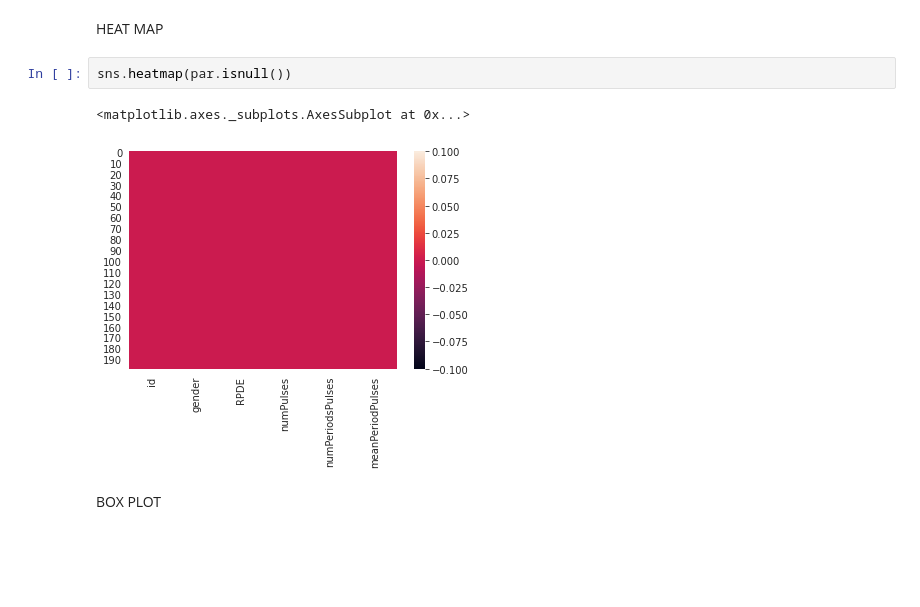
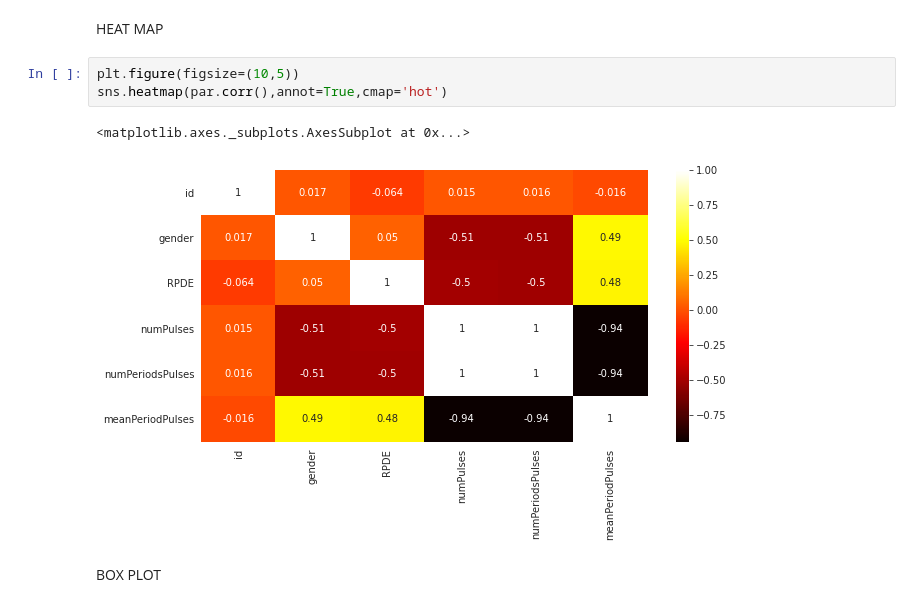
Before and after one commit to eswarmatta/ML2021, a Jupyter notebook: Untitled5.ipynb, the cells around one changed output. Drawn from its saved outputs; the diff is of its cells as text; blank space fills up the shorter version.

```diff
--- a/Untitled5.ipynb
+++ b/Untitled5.ipynb
@@ -76,11 +96,12 @@ plt.show()
 [figure]
 # %% [markdown]
 HEAT MAP
-# %%
-sns.heatmap(par.isnull())
-# %% [output]
-<matplotlib.axes._subplots.AxesSubplot at 0x...>
-[figure, removed]
+# %%
+plt.figure(figsize=(10,5))
+sns.heatmap(par.corr(),annot=True,cmap='hot')
+# %% [output]
+<matplotlib.axes._subplots.AxesSubplot at 0x...>
+[figure, added]
 # %% [markdown]
 BOX PLOT
 # %%
```
Also changed, not shown: parts of 16 cells of this notebook.
